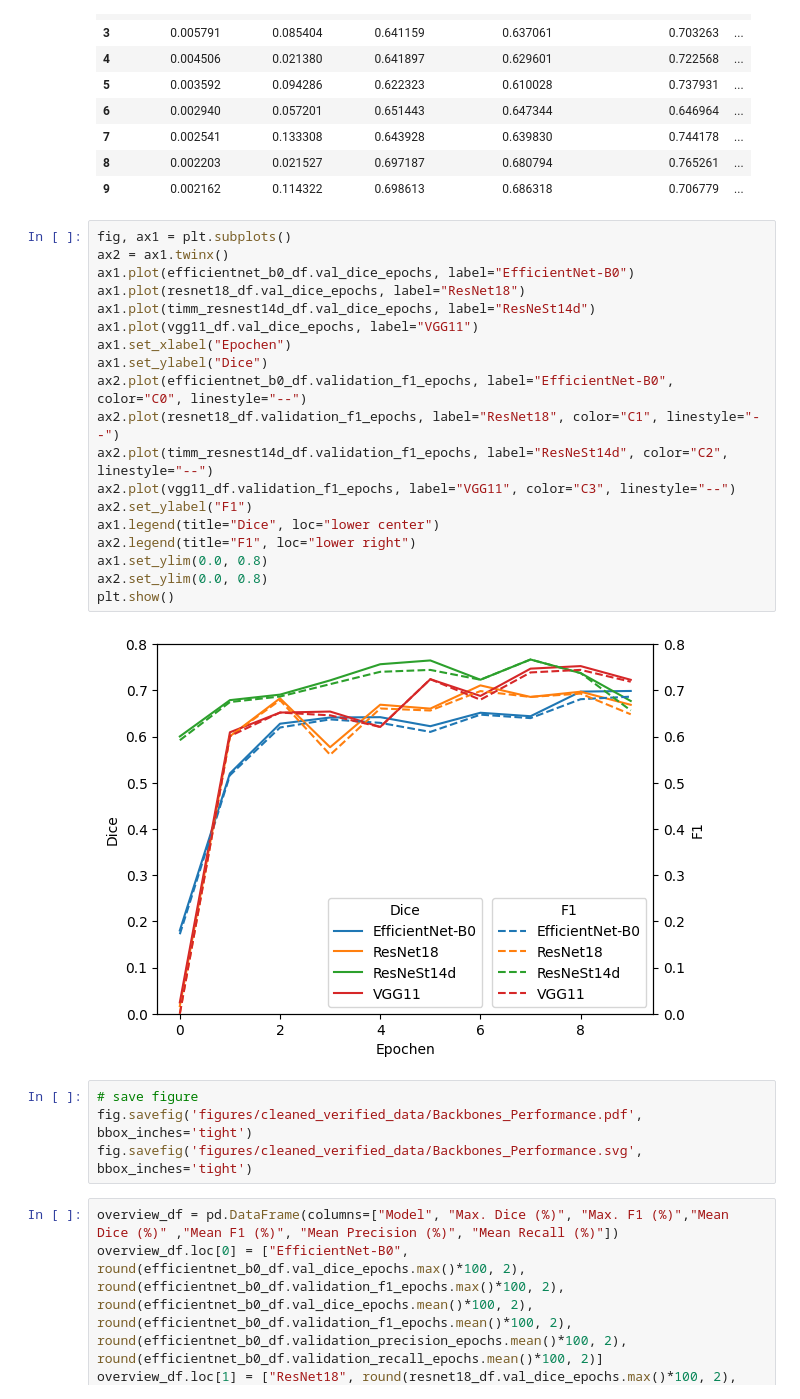
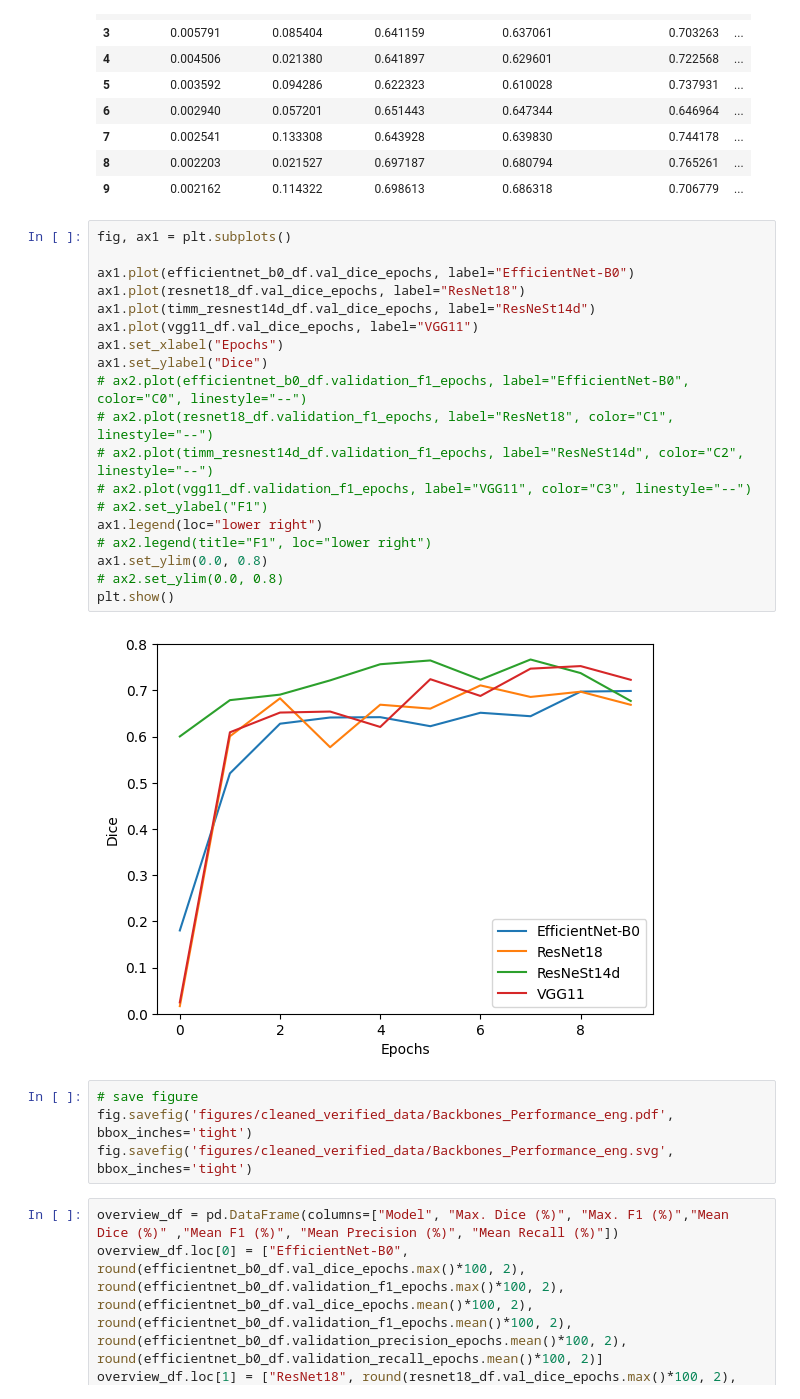
Before and after one commit to Taraman12/Solarpark-detection, a Jupyter notebook: Notebooks/ML_Modell/evaluate_model_performance.ipynb, the cells around one changed output. Saved outputs shown, nothing was run; the diff lists cells and outputs as text.

Commit message:
updated figures

```diff
--- a/Notebooks/ML_Modell/evaluate_model_performance.ipynb
+++ b/Notebooks/ML_Modell/evaluate_model_performance.ipynb
@@ -52,29 +52,29 @@ efficientnet_b0_df
 | 9 | 0.002162 | 0.114322 | 0.698613 | 0.686318 | 0.706779 | ... |
 # %%
 fig, ax1 = plt.subplots()
-ax2 = ax1.twinx()
+
 ax1.plot(efficientnet_b0_df.val_dice_epochs, label="EfficientNet-B0")
 ax1.plot(resnet18_df.val_dice_epochs, label="ResNet18")
 ax1.plot(timm_resnest14d_df.val_dice_epochs, label="ResNeSt14d")
 ax1.plot(vgg11_df.val_dice_epochs, label="VGG11")
-ax1.set_xlabel("Epochen")
+ax1.set_xlabel("Epochs")
 ax1.set_ylabel("Dice")
-ax2.plot(efficientnet_b0_df.validation_f1_epochs, label="EfficientNet-B0", color="C0", linestyle="--")
-ax2.plot(resnet18_df.validation_f1_epochs, label="ResNet18", color="C1", linestyle="--")
-ax2.plot(timm_resnest14d_df.validation_f1_epochs, label="ResNeSt14d", color="C2", linestyle="--")
-ax2.plot(vgg11_df.validation_f1_epochs, label="VGG11", color="C3", linestyle="--")
-ax2.set_ylabel("F1")
-ax1.legend(title="Dice", loc="lower center")
-ax2.legend(title="F1", loc="lower right")
+# ax2.plot(efficientnet_b0_df.validation_f1_epochs, label="EfficientNet-B0", color="C0", linestyle="--")
+# ax2.plot(resnet18_df.validation_f1_epochs, label="ResNet18", color="C1", linestyle="--")
+# ax2.plot(timm_resnest14d_df.validation_f1_epochs, label="ResNeSt14d", color="C2", linestyle="--")
+# ax2.plot(vgg11_df.validation_f1_epochs, label="VGG11", color="C3", linestyle="--")
+# ax2.set_ylabel("F1")
+ax1.legend(loc="lower right")
+# ax2.legend(title="F1", loc="lower right")
 ax1.set_ylim(0.0, 0.8)
-ax2.set_ylim(0.0, 0.8)
+# ax2.set_ylim(0.0, 0.8)
 plt.show()
 # %% [output]
-[figure, old version]
+[figure, new version]
 # %%
 # save figure
-fig.savefig('figures/cleaned_verified_data/Backbones_Performance.pdf', bbox_inches='tight')
-fig.savefig('figures/cleaned_verified_data/Backbones_Performance.svg', bbox_inches='tight')
+fig.savefig('figures/cleaned_verified_data/Backbones_Performance_eng.pdf', bbox_inches='tight')
+fig.savefig('figures/cleaned_verified_data/Backbones_Performance_eng.svg', bbox_inches='tight')
 # %%
 overview_df = pd.DataFrame(columns=["Model", "Max. Dice (%)", "Max. F1 (%)","Mean Dice (%)" ,"Mean F1 (%)", "Mean Precision (%)", "Mean Recall (%)"])
 overview_df.loc[0] = ["EfficientNet-B0", round(efficientnet_b0_df.val_dice_epochs.max()*100, 2), round(efficientnet_b0_df.validation_f1_epochs.max()*100, 2), round(efficientnet_b0_df.val_dice_epochs.mean()*100, 2), round(efficientnet_b0_df.validation_f1_epochs.mean()*100, 2), round(efficientnet_b0_df.validation_precision_epochs.mean()*100, 2), round(efficientnet_b0_df.validation_recall_epochs.mean()*100, 2)]
```
Also changed, not shown: parts of 5 cells of this notebook, 26 other files.
